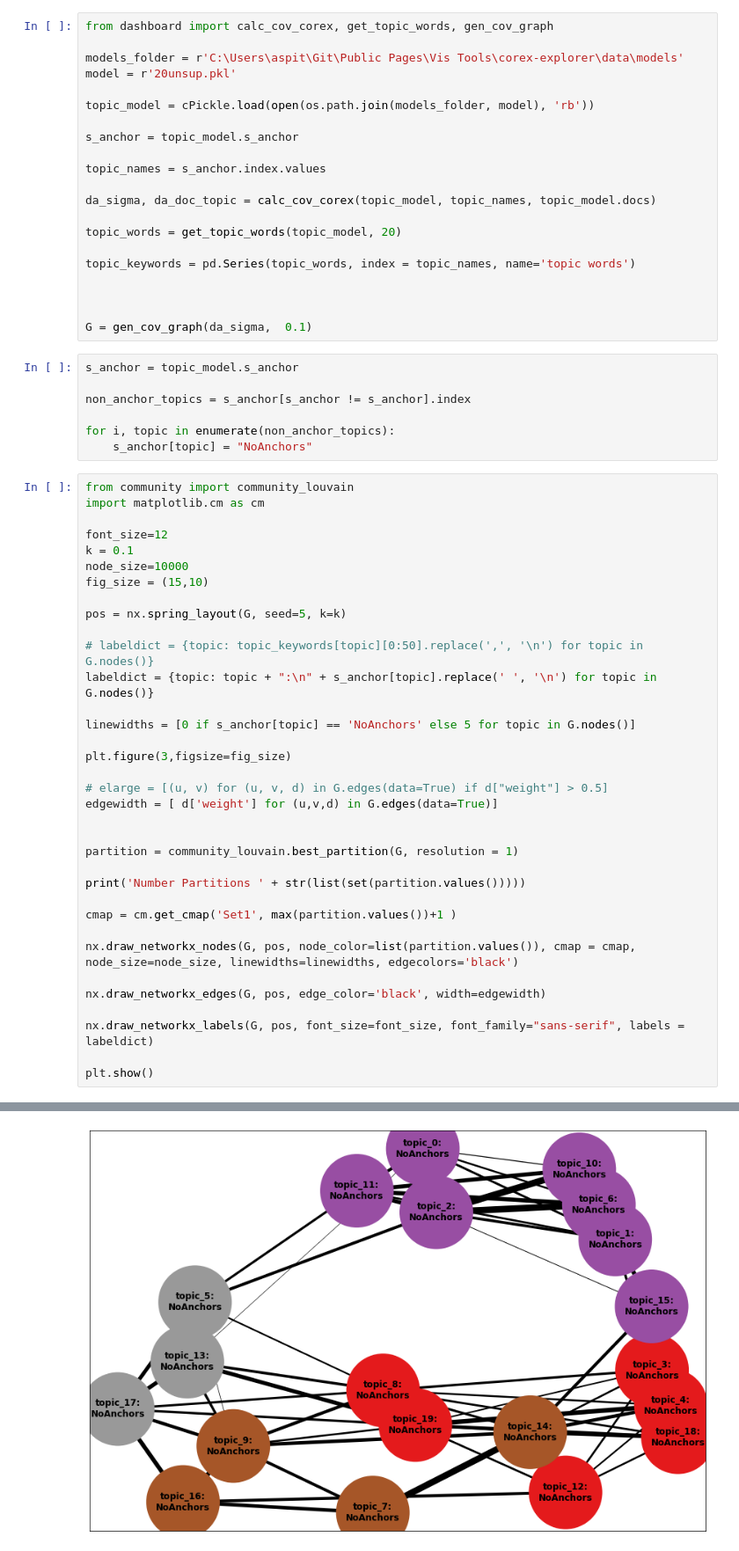
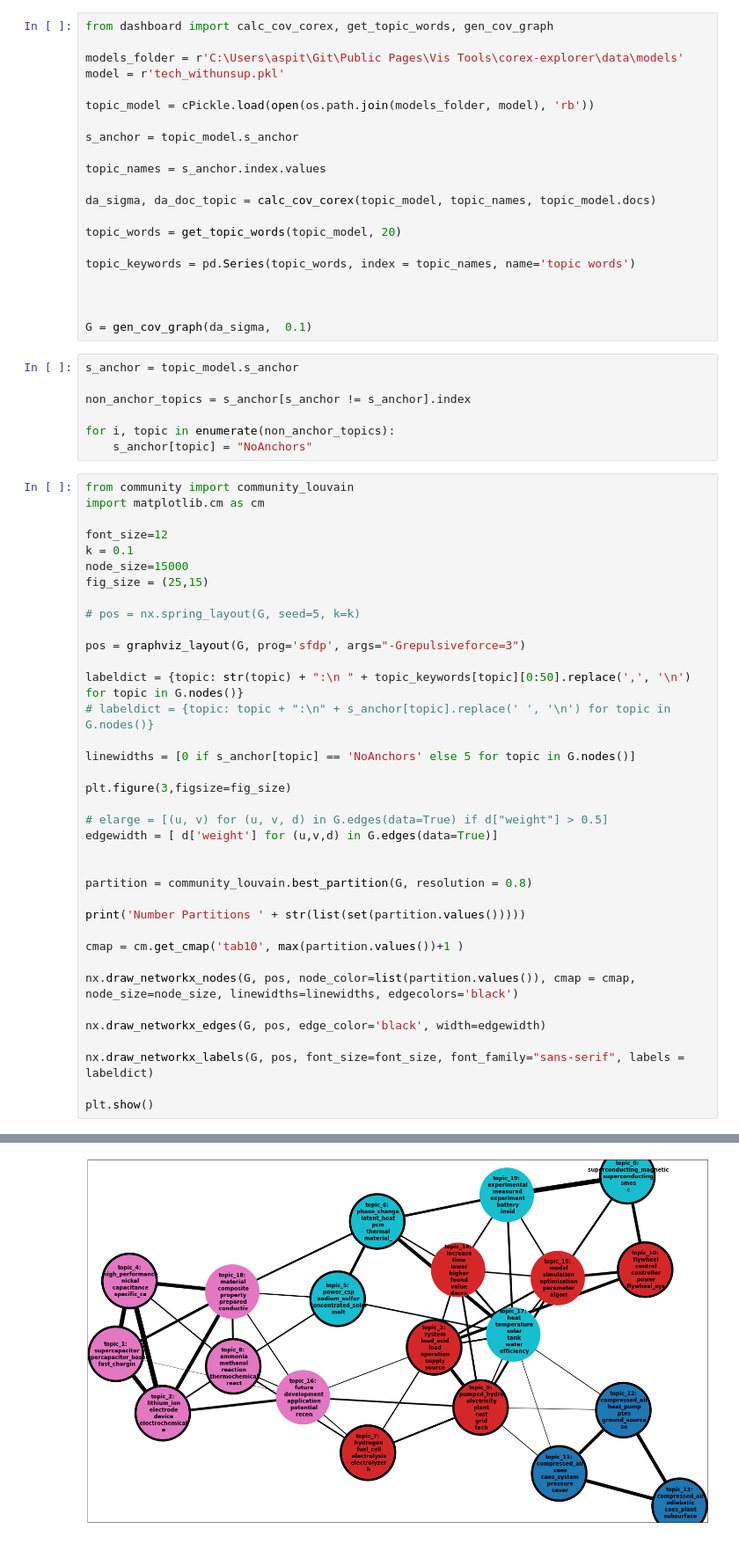
Before and after one commit to aspitarl/corex_dashboard, a Jupyter notebook: graph_plots.ipynb, the cells around one changed output, grey strips where cells are left out. Shown: that part at 88% size. Drawn from its saved outputs; the diff is of its cells as text.

Commit message:
update jupyter notebook plots

```diff
--- a/graph_plots.ipynb
+++ b/graph_plots.ipynb
@@ -11,7 +13,7 @@ import os
 from dashboard import calc_cov_corex, get_topic_words, gen_cov_graph
 
 models_folder = r'C:\Users\aspit\Git\Public Pages\Vis Tools\corex-explorer\data\models'
-model = r'20unsup.pkl'
+model = r'tech_withunsup.pkl'
 
 topic_model = cPickle.load(open(os.path.join(models_folder, model), 'rb'))
 
@@ -41,13 +43,15 @@ import matplotlib.cm as cm
 
 font_size=12
 k = 0.1
-node_size=10000
-fig_size = (15,10)
+node_size=15000
+fig_size = (25,15)
 
-pos = nx.spring_layout(G, seed=5, k=k)
+# pos = nx.spring_layout(G, seed=5, k=k)
 
-# labeldict = {topic: topic_keywords[topic][0:50].replace(',', '\n') for topic in G.nodes()}
-labeldict = {topic: topic + ":\n" + s_anchor[topic].replace(' ', '\n') for topic in G.nodes()}
+pos = graphviz_layout(G, prog='sfdp', args="-Grepulsiveforce=3")
+
+labeldict = {topic: str(topic) + ":\n " + topic_keywords[topic][0:50].replace(',', '\n') for topic in G.nodes()}
+# labeldict = {topic: topic + ":\n" + s_anchor[topic].replace(' ', '\n') for topic in G.nodes()}
 
 linewidths = [0 if s_anchor[topic] == 'NoAnchors' else 5 for topic in G.nodes()]
 
@@ -57,11 +61,11 @@ plt.figure(3,figsize=fig_size)
 edgewidth = [ d['weight'] for (u,v,d) in G.edges(data=True)]
 
 
-partition = community_louvain.best_partition(G, resolution = 1)
+partition = community_louvain.best_partition(G, resolution = 0.8)
 
 print('Number Partitions ' + str(list(set(partition.values()))))
 
-cmap = cm.get_cmap('Set1', max(partition.values())+1 )
+cmap = cm.get_cmap('tab10', max(partition.values())+1 )
 
 nx.draw_networkx_nodes(G, pos, node_color=list(partition.values()), cmap = cmap, node_size=node_size, linewidths=linewidths, edgecolors='black')
 
@@ -75,4 +80,4 @@ Number Partitions [0, 1, 2, 3]
-[figure, old version]
+[figure, new version]
 # %%
 df_table = pd.DataFrame(index= G.nodes)
 
```
Also changed, not shown: parts of 4 cells of this notebook.
